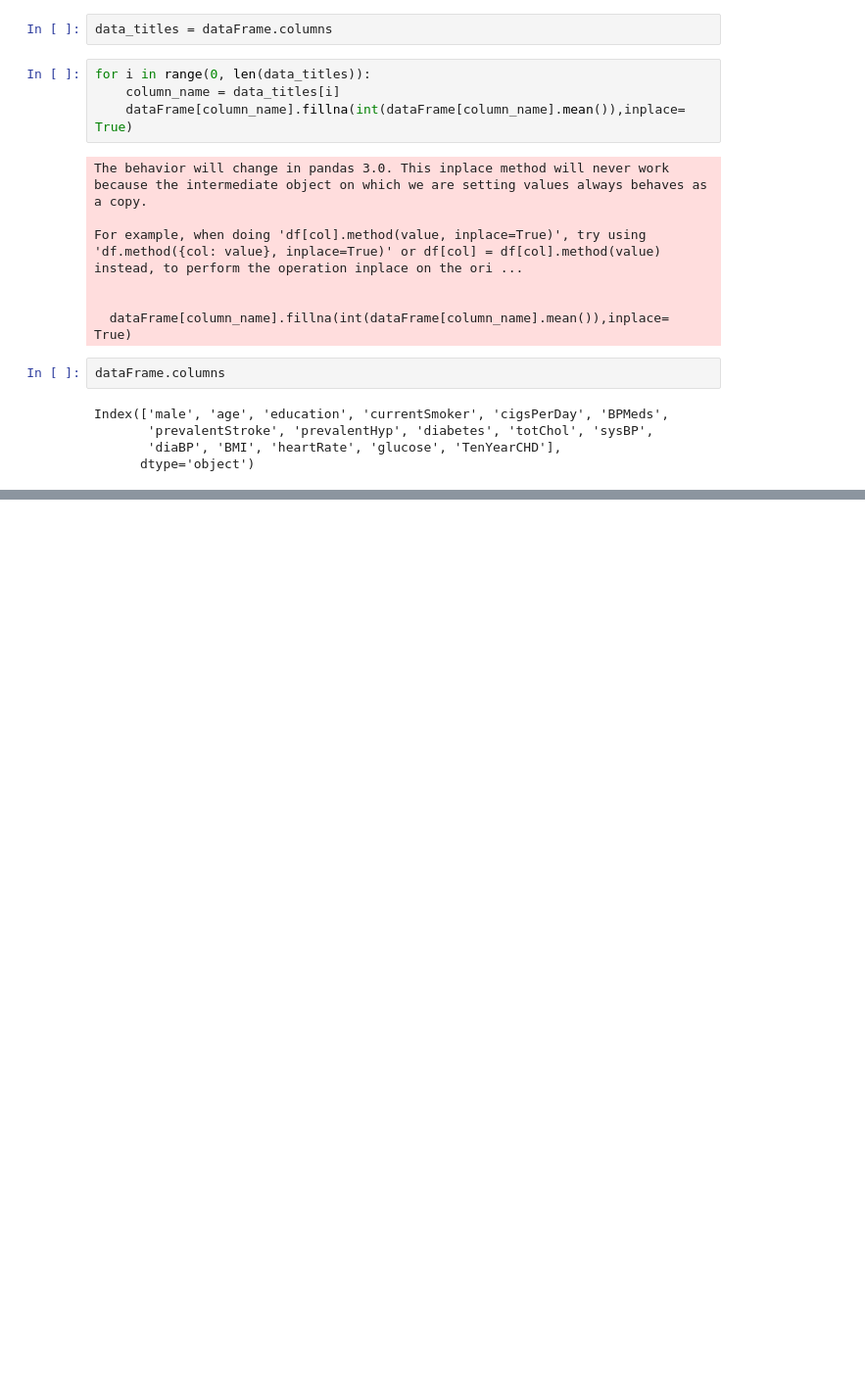
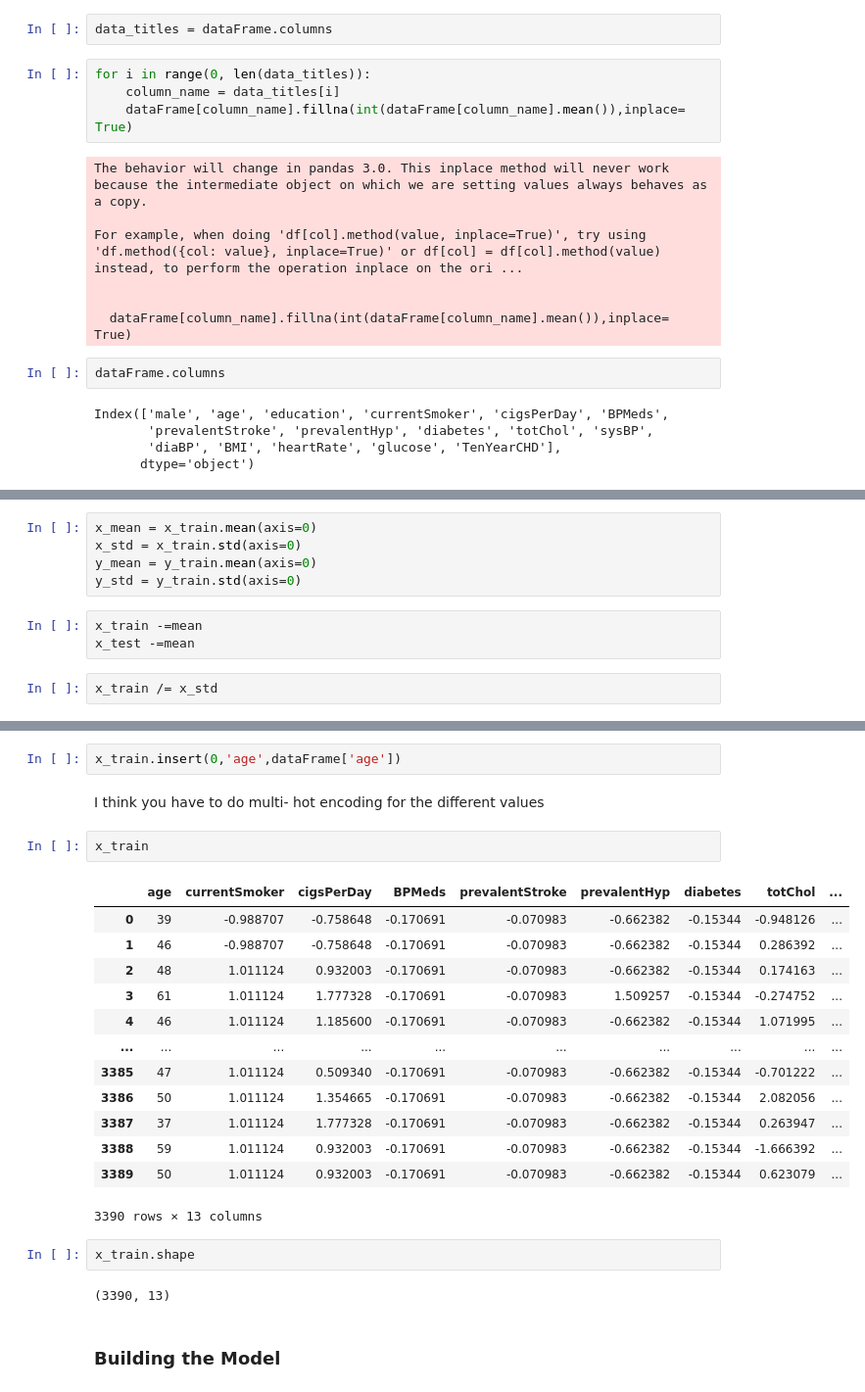
Before and after one commit to owolabi2001/classification_model_heart, a Jupyter notebook: mode.ipynb, the cells around one changed output, grey strips where cells are left out. Shown at 98% size. Cells and saved outputs as stored; diff of their text form; blank space fills up the shorter version.

```diff
--- a/mode.ipynb
+++ b/mode.ipynb
@@ -73,0 +77,10 @@ Name: TenYearCHD, Length: 4238, dtype: int64
+# %%
+x_mean = x_train.mean(axis=0)
+x_std = x_train.std(axis=0)
+y_mean = y_train.mean(axis=0)
+y_std = y_train.std(axis=0)
+# %%
+x_train -=mean
+x_test -=mean
+# %%
+x_train /= x_std
@@ -73,0 +96,26 @@ Name: TenYearCHD, Length: 4238, dtype: int64
+# %%
+x_train.insert(0,'age',dataFrame['age'])
+# %% [markdown]
+I think you have to do multi- hot encoding for the different values
+# %%
+x_train
+# %% [output]
+|  | age | currentSmoker | cigsPerDay | BPMeds | prevalentStroke | prevalentHyp | diabetes | totChol | ... |
+| 0 | 39 | -0.988707 | -0.758648 | -0.170691 | -0.070983 | -0.662382 | -0.15344 | -0.948126 | ... |
+| 1 | 46 | -0.988707 | -0.758648 | -0.170691 | -0.070983 | -0.662382 | -0.15344 | 0.286392 | ... |
+| 2 | 48 | 1.011124 | 0.932003 | -0.170691 | -0.070983 | -0.662382 | -0.15344 | 0.174163 | ... |
+| 3 | 61 | 1.011124 | 1.777328 | -0.170691 | -0.070983 | 1.509257 | -0.15344 | -0.274752 | ... |
+| 4 | 46 | 1.011124 | 1.185600 | -0.170691 | -0.070983 | -0.662382 | -0.15344 | 1.071995 | ... |
+| ... | ... | ... | ... | ... | ... | ... | ... | ... | ... |
+| 3385 | 47 | 1.011124 | 0.509340 | -0.170691 | -0.070983 | -0.662382 | -0.15344 | -0.701222 | ... |
+| 3386 | 50 | 1.011124 | 1.354665 | -0.170691 | -0.070983 | -0.662382 | -0.15344 | 2.082056 | ... |
+| 3387 | 37 | 1.011124 | 1.777328 | -0.170691 | -0.070983 | -0.662382 | -0.15344 | 0.263947 | ... |
+| 3388 | 59 | 1.011124 | 0.932003 | -0.170691 | -0.070983 | -0.662382 | -0.15344 | -1.666392 | ... |
+| 3389 | 50 | 1.011124 | 0.932003 | -0.170691 | -0.070983 | -0.662382 | -0.15344 | 0.623079 | ... |
+3390 rows × 13 columns
+# %%
+x_train.shape
+# %% [output]
+(3390, 13)
+# %% [markdown]
+### Building the Model
```
Also changed, not shown: parts of 10 cells of this notebook.
